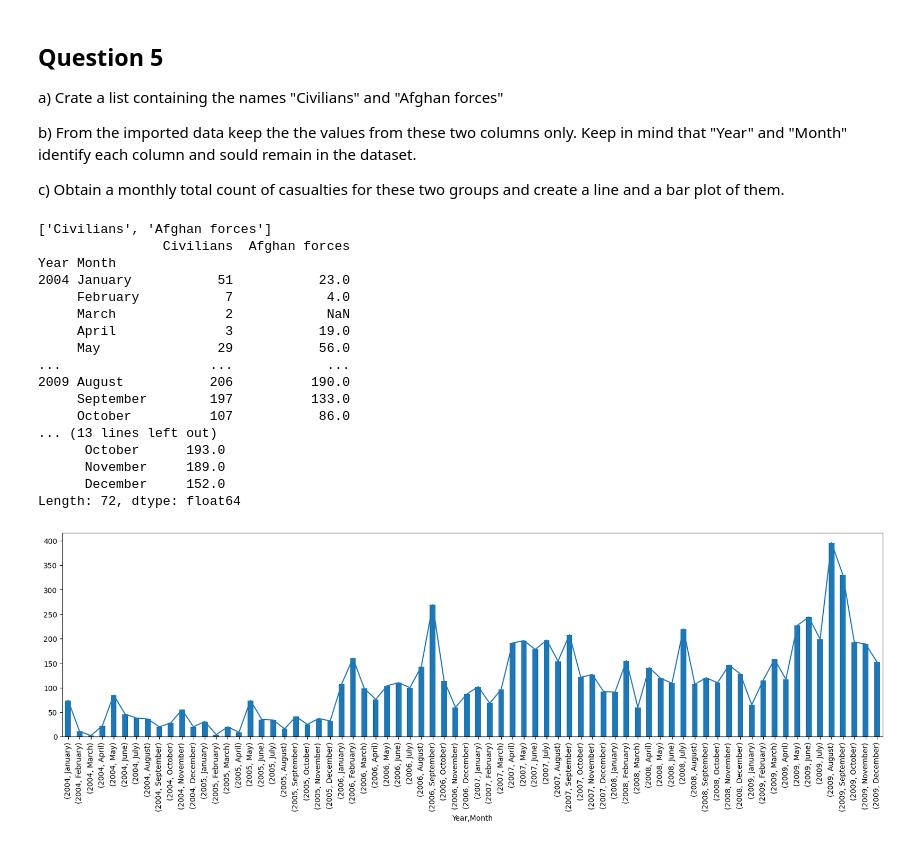
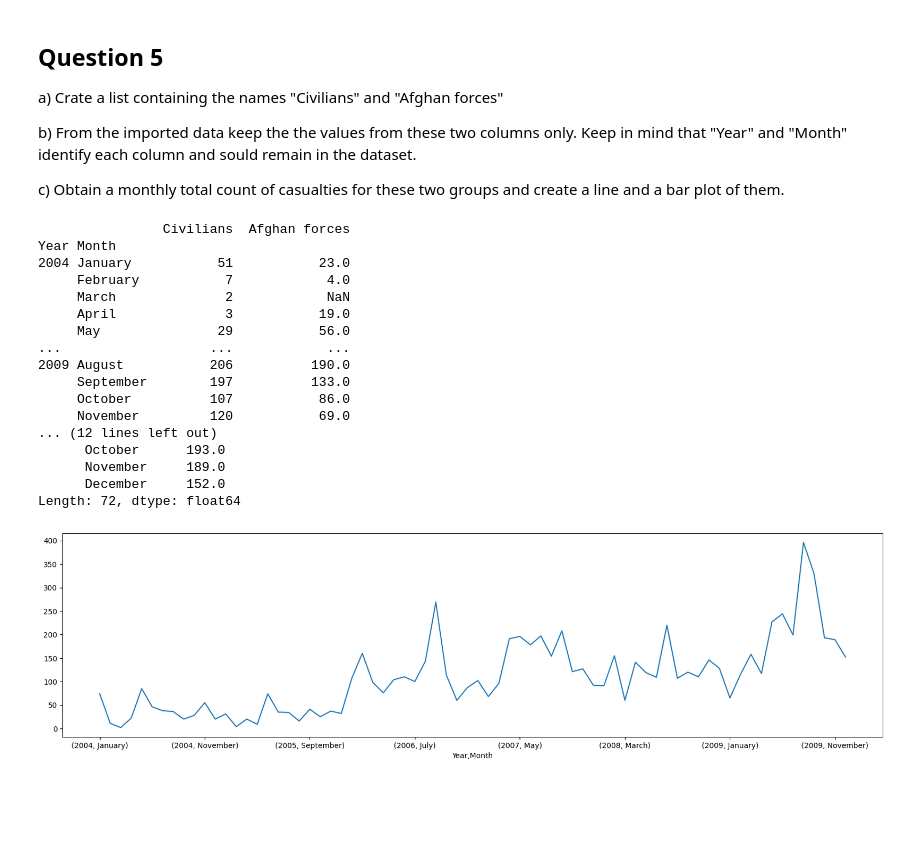
Before and after one commit to HansWurst9000/DeKiMaTo, a Jupyter notebook: Assignment2.ipynb, the cells around one changed output. Cells and saved outputs as stored; diff of their text form; code cells hidden in the pictures; blank space fills up the shorter version.

```diff
--- a/Assignment2.ipynb
+++ b/Assignment2.ipynb
@@ -211,42 +212,37 @@ b) From the imported data keep the the values from these two columns only. Keep
 
 c) Obtain a monthly total count of casualties for these two groups and create a line and a bar plot of them.
 # %%
-# creating the list, quite overcomplicated
-names = []
-for i in columns:
-    if i == 'Civilians' or i == 'Afghan forces':
-        names.append(i)
-print(names)
-
-#very simple, this works since index_col =  'Year' and 'Month'
+""" This is code is chosen for its efficientcy and simplicity. The lines are short and not complicated."""
+#creating a list containing two correct columns
+#very simple line of code, this works since index_col =  'Year' and 'Month'
 names = ['Civilians', 'Afghan forces']
 civ_afg = db[names]
 print(civ_afg)
 
 
 # adding the columns, filling NaN values with 0 to avoid issues with missing data
 total = db['Civilians'].fillna(0) + db['Afghan forces'].fillna(0)
 
 print(total)
 
-line1 = total.plot.line()
-bar1 = total.plot.bar(figsize= (20, 5))
+# creating  a lineplot
+line1 = total.plot.line(figsize= (20, 5))
 # %% [output]
-['Civilians', 'Afghan forces']
                 Civilians  Afghan forces
 Year Month
 2004 January           51           23.0
      February           7            4.0
      March              2            NaN
      April              3           19.0
      May               29           56.0
 ...                   ...            ...
 2009 August           206          190.0
      September        197          133.0
      October          107           86.0
-... (13 lines left out)
+     November         120           69.0
+... (12 lines left out)
       October      193.0
       November     189.0
       December     152.0
 Length: 72, dtype: float64
-[figure, old version]
+[figure, new version]
```
Also changed, not shown: parts of 11 cells of this notebook.
